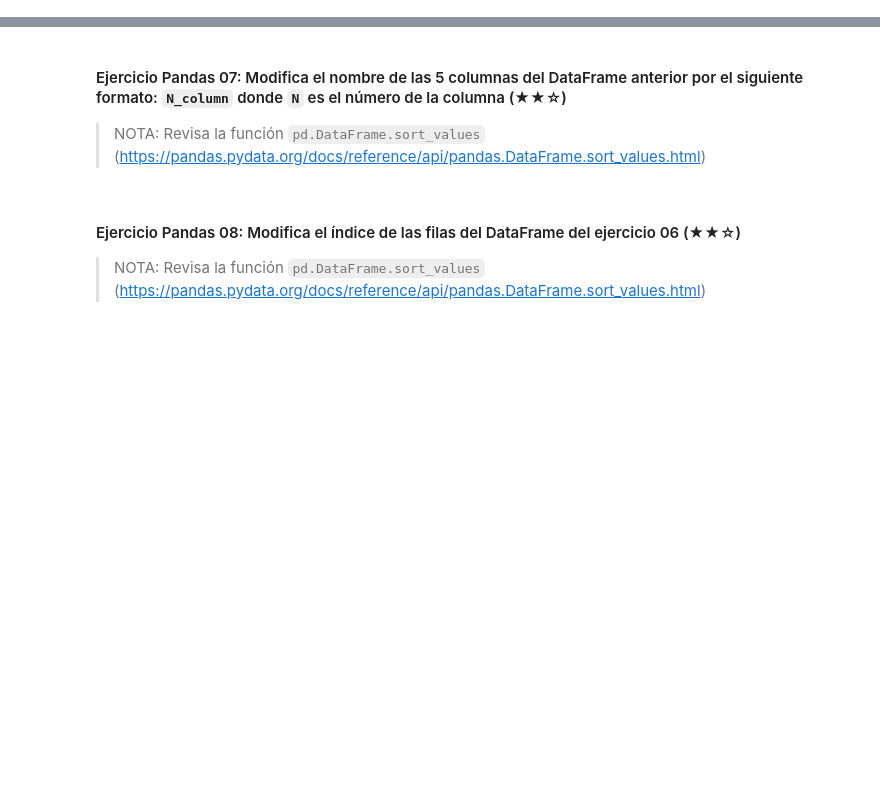
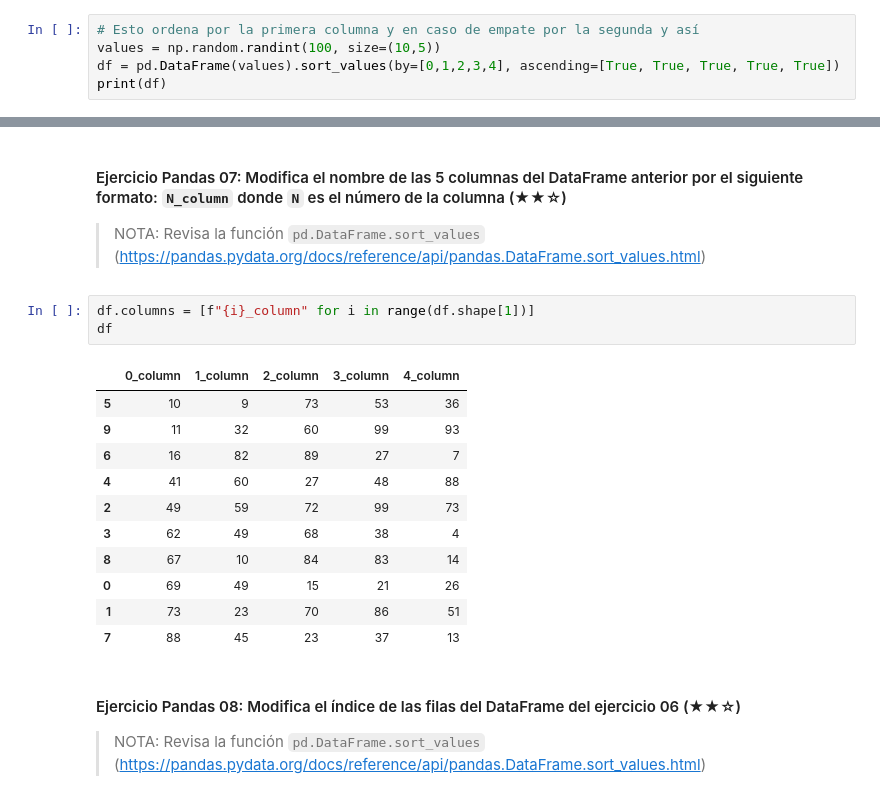
Before and after one commit to danielpaez-dev/4Geeks, a Jupyter notebook: 03-pandas/03.1-Intro-To-Pandas.es.ipynb, the cells around one changed output, grey strips where cells are left out. Cells and saved outputs as stored; diff of their text form; blank space fills up the shorter version.

```diff
--- a/03-pandas/03.1-Intro-To-Pandas.es.ipynb
+++ b/03-pandas/03.1-Intro-To-Pandas.es.ipynb
@@ -387,3 +416,8 @@ row4  8  9
 #### Ejercicio 06: Crea un DataFrame de números aleatorios con 5 columnas y 10 filas y ordena una de sus columnas de menor a mayor (★★☆)
 
 > NOTA: Revisa la función `pd.DataFrame.sort_values` (https://pandas.pydata.org/docs/reference/api/pandas.DataFrame.sort_values.html)
+# %%
+# Esto ordena por la primera columna y en caso de empate por la segunda y así
+values = np.random.randint(100, size=(10,5))
+df = pd.DataFrame(values).sort_values(by=[0,1,2,3,4], ascending=[True, True, True, True, True])
+print(df)
@@ -391,6 +437,21 @@ row4  8  9
 #### Ejercicio Pandas 07: Modifica el nombre de las 5 columnas del DataFrame anterior por el siguiente formato: `N_column` donde `N` es el número de la columna (★★☆)
 
 > NOTA: Revisa la función `pd.DataFrame.sort_values` (https://pandas.pydata.org/docs/reference/api/pandas.DataFrame.sort_values.html)
+# %%
+df.columns = [f"{i}_column" for i in range(df.shape[1])]
+df
+# %% [output]
+|  | 0_column | 1_column | 2_column | 3_column | 4_column |
+| 5 | 10 | 9 | 73 | 53 | 36 |
+| 9 | 11 | 32 | 60 | 99 | 93 |
+| 6 | 16 | 82 | 89 | 27 | 7 |
+| 4 | 41 | 60 | 27 | 48 | 88 |
+| 2 | 49 | 59 | 72 | 99 | 73 |
+| 3 | 62 | 49 | 68 | 38 | 4 |
+| 8 | 67 | 10 | 84 | 83 | 14 |
+| 0 | 69 | 49 | 15 | 21 | 26 |
+| 1 | 73 | 23 | 70 | 86 | 51 |
+| 7 | 88 | 45 | 23 | 37 | 13 |
 # %% [markdown]
 #### Ejercicio Pandas 08: Modifica el índice de las filas del DataFrame del ejercicio 06 (★★☆)
 
```
Also changed, not shown: parts of 6 cells of this notebook, 1 other file.
